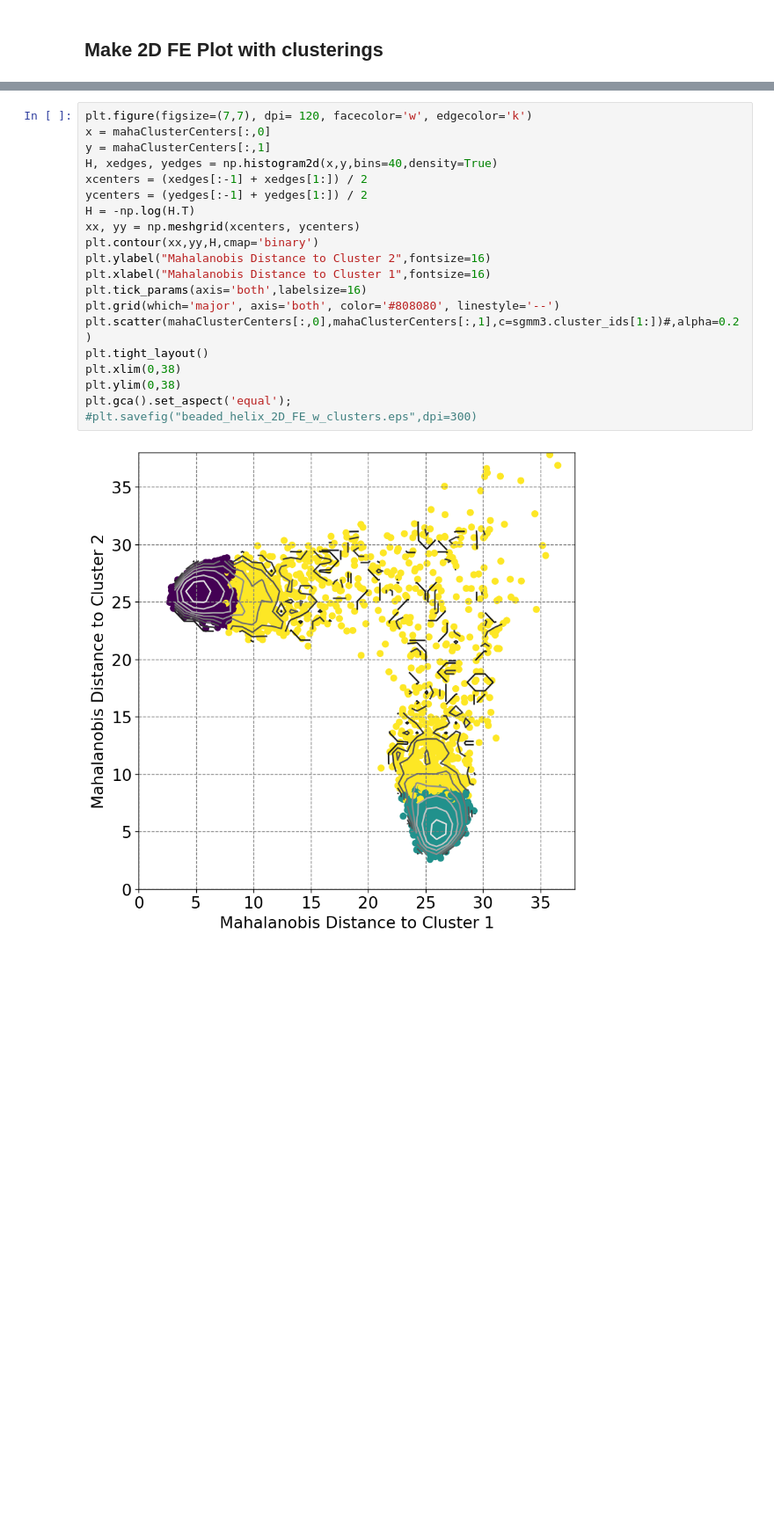
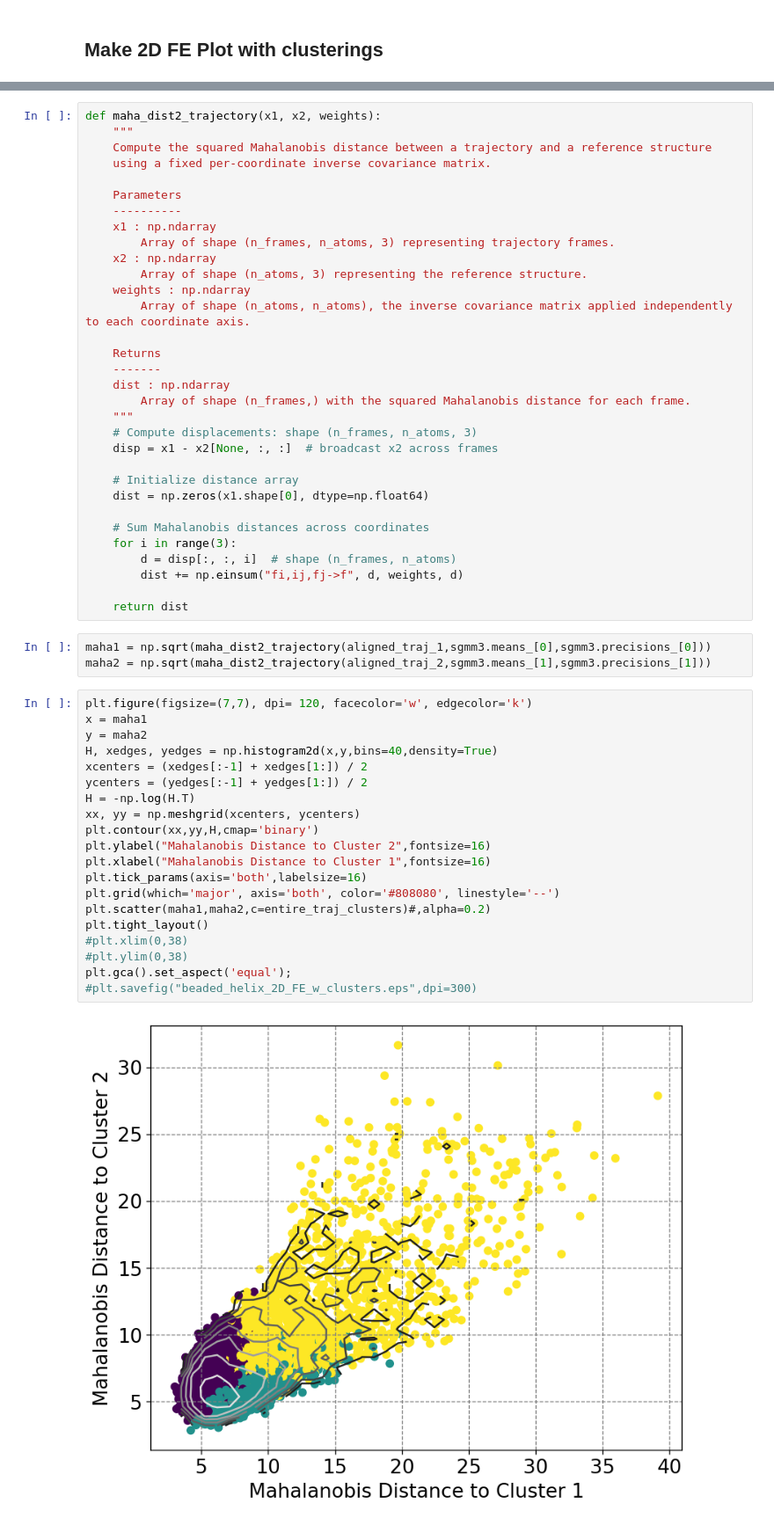
Before and after one commit to mccullaghlab/shapeGMMTorch, a Jupyter notebook: examples/beaded_helix_example/cluster_beaded_helix.ipynb, the cells around one changed output, grey strips where cells are left out. Shown at 88% size. Saved outputs shown, nothing was run; the diff lists cells and outputs as text; blank space fills up the shorter version.

```diff
--- a/examples/beaded_helix_example/cluster_beaded_helix.ipynb
+++ b/examples/beaded_helix_example/cluster_beaded_helix.ipynb
@@ -127,22 +167,57 @@ for frame in range(traj_data[1::delta].shape[0]):
+# %%
+def maha_dist2_trajectory(x1, x2, weights):
+    """
+    Compute the squared Mahalanobis distance between a trajectory and a reference structure
+    using a fixed per-coordinate inverse covariance matrix.
+
+    Parameters
+    ----------
+    x1 : np.ndarray
+        Array of shape (n_frames, n_atoms, 3) representing trajectory frames.
+    x2 : np.ndarray
+        Array of shape (n_atoms, 3) representing the reference structure.
+    weights : np.ndarray
+        Array of shape (n_atoms, n_atoms), the inverse covariance matrix applied independently to each coordinate axis.
+
+    Returns
+    -------
+    dist : np.ndarray
+        Array of shape (n_frames,) with the squared Mahalanobis distance for each frame.
+    """
+    # Compute displacements: shape (n_frames, n_atoms, 3)
+    disp = x1 - x2[None, :, :]  # broadcast x2 across frames
+
+    # Initialize distance array
+    dist = np.zeros(x1.shape[0], dtype=np.float64)
+
+    # Sum Mahalanobis distances across coordinates
+    for i in range(3):
+        d = disp[:, :, i]  # shape (n_frames, n_atoms)
+        dist += np.einsum("fi,ij,fj->f", d, weights, d)
+
+    return dist
+# %%
+maha1 = np.sqrt(maha_dist2_trajectory(aligned_traj_1,sgmm3.means_[0],sgmm3.precisions_[0]))
+maha2 = np.sqrt(maha_dist2_trajectory(aligned_traj_2,sgmm3.means_[1],sgmm3.precisions_[1]))
 # %%
 plt.figure(figsize=(7,7), dpi= 120, facecolor='w', edgecolor='k')
-x = mahaClusterCenters[:,0]
-y = mahaClusterCenters[:,1]
+x = maha1
+y = maha2
 H, xedges, yedges = np.histogram2d(x,y,bins=40,density=True)
 xcenters = (xedges[:-1] + xedges[1:]) / 2
 ycenters = (yedges[:-1] + yedges[1:]) / 2
 H = -np.log(H.T)
 xx, yy = np.meshgrid(xcenters, ycenters)
 plt.contour(xx,yy,H,cmap='binary')
 plt.ylabel("Mahalanobis Distance to Cluster 2",fontsize=16)
 plt.xlabel("Mahalanobis Distance to Cluster 1",fontsize=16)
 plt.tick_params(axis='both',labelsize=16)
 plt.grid(which='major', axis='both', color='#808080', linestyle='--')
-plt.scatter(mahaClusterCenters[:,0],mahaClusterCenters[:,1],c=sgmm3.cluster_ids[1:])#,alpha=0.2)
+plt.scatter(maha1,maha2,c=entire_traj_clusters)#,alpha=0.2)
 plt.tight_layout()
-plt.xlim(0,38)
-plt.ylim(0,38)
+#plt.xlim(0,38)
+#plt.ylim(0,38)
 plt.gca().set_aspect('equal');
 #plt.savefig("beaded_helix_2D_FE_w_clusters.eps",dpi=300)
 # %% [output]
-[figure, old version]
+[figure, new version]
```
Also changed, not shown: parts of 17 cells of this notebook, 3 other files.
